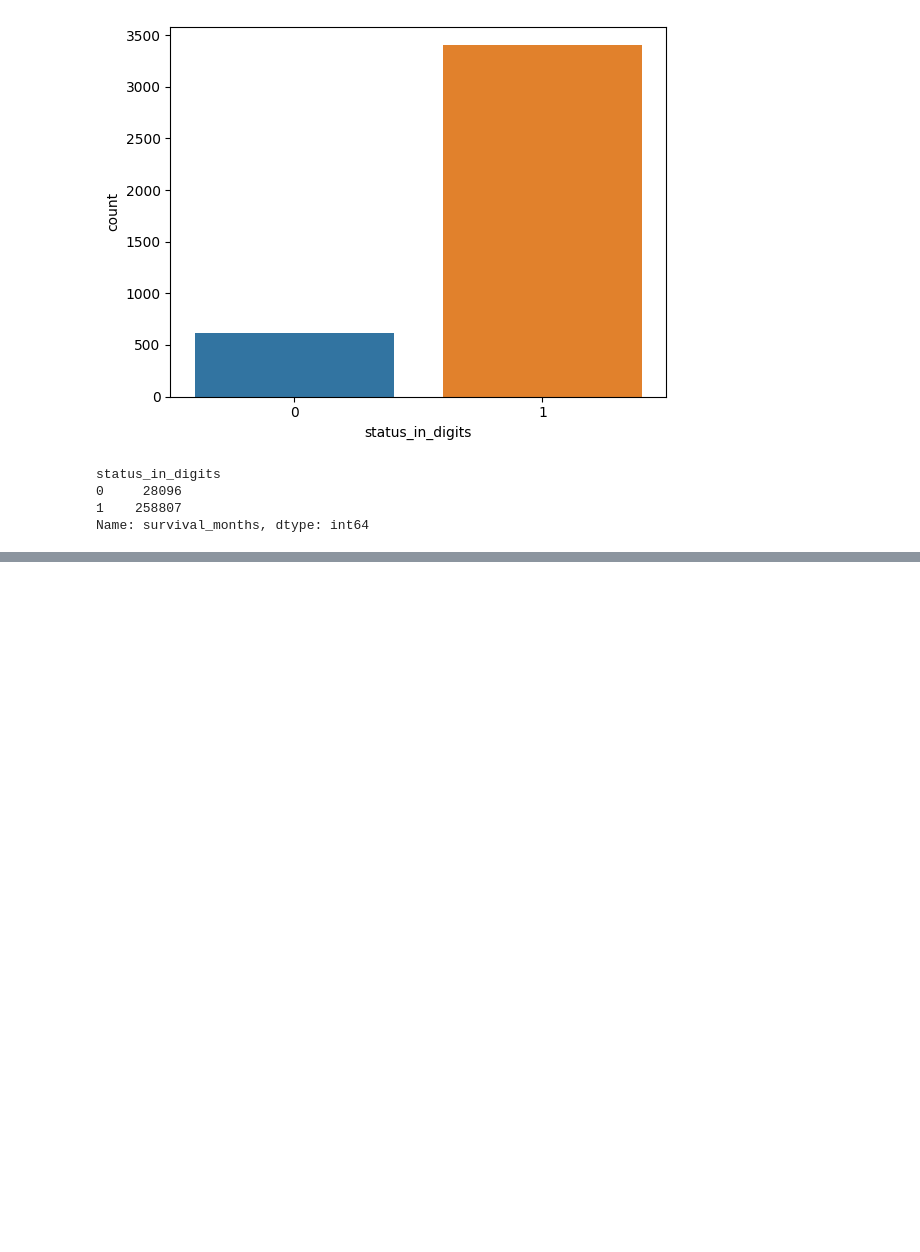
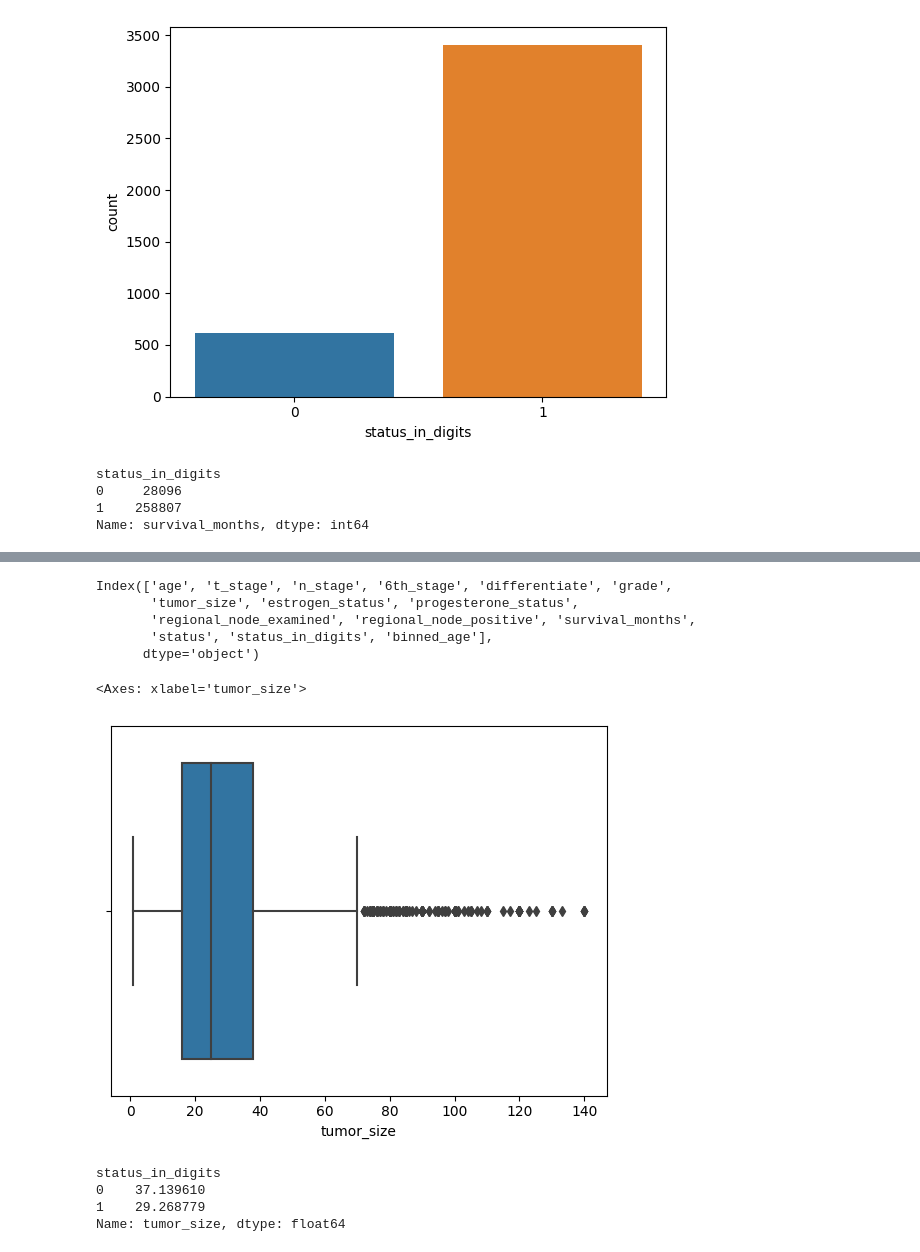
Before and after one commit to richwej/eda_projects, a Jupyter notebook: Project 2 - Breast Cancer/breast_cancer_eda.ipynb, the cells around one changed output, grey strips where cells are left out. Drawn from its saved outputs; the diff is of its cells as text; code cells hidden in the pictures; blank space fills up the shorter version.

Commit message:
Seeing More insight in the breast cancer analysis

```diff
--- a/Project 2 - Breast Cancer/breast_cancer_eda.ipynb
+++ b/Project 2 - Breast Cancer/breast_cancer_eda.ipynb
@@ -183,0 +197,24 @@ Name: survival_months, dtype: int64
+# %%
+bc_dataset_cp.columns
+# %% [output]
+Index(['age', 't_stage', 'n_stage', '6th_stage', 'differentiate', 'grade',
+       'tumor_size', 'estrogen_status', 'progesterone_status',
+       'regional_node_examined', 'regional_node_positive', 'survival_months',
+       'status', 'status_in_digits', 'binned_age'],
+      dtype='object')
+# %%
+#alright.., let's get the boxplot of the cancer stages
+sns.boxplot(data = bc_dataset_cp, x = 'tumor_size')
+# %% [output]
+<Axes: xlabel='tumor_size'>
+[figure, added]
+# %%
+#let's investigate something....
+#people that died what was the average tumor size.., against those that are still living.., if there is any relationship
+
+bc_dataset_cp.groupby('status_in_digits')['tumor_size'].mean()
+# %% [output]
+status_in_digits
+0    37.139610
+1    29.268779
+Name: tumor_size, dtype: float64
```
Also changed, not shown: parts of 24 cells of this notebook.
